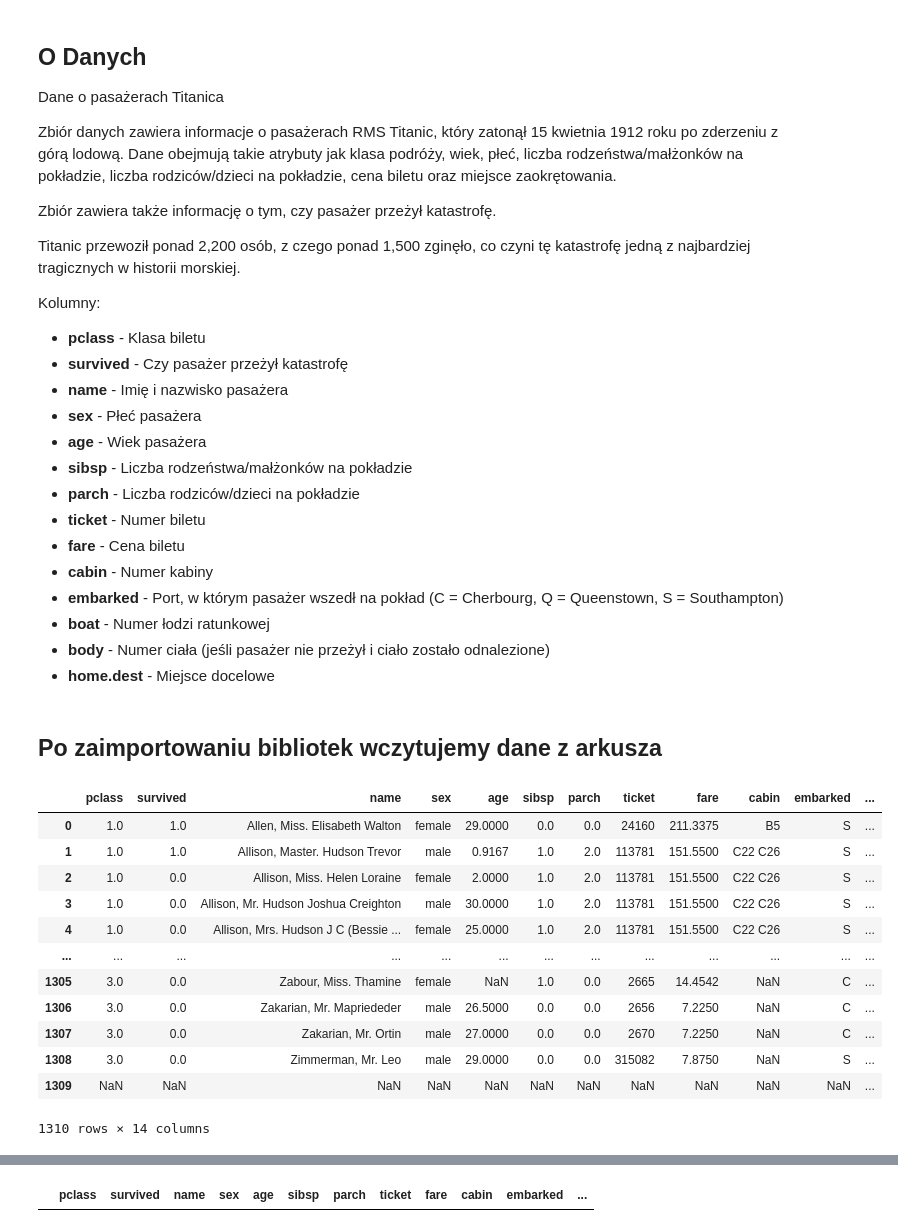
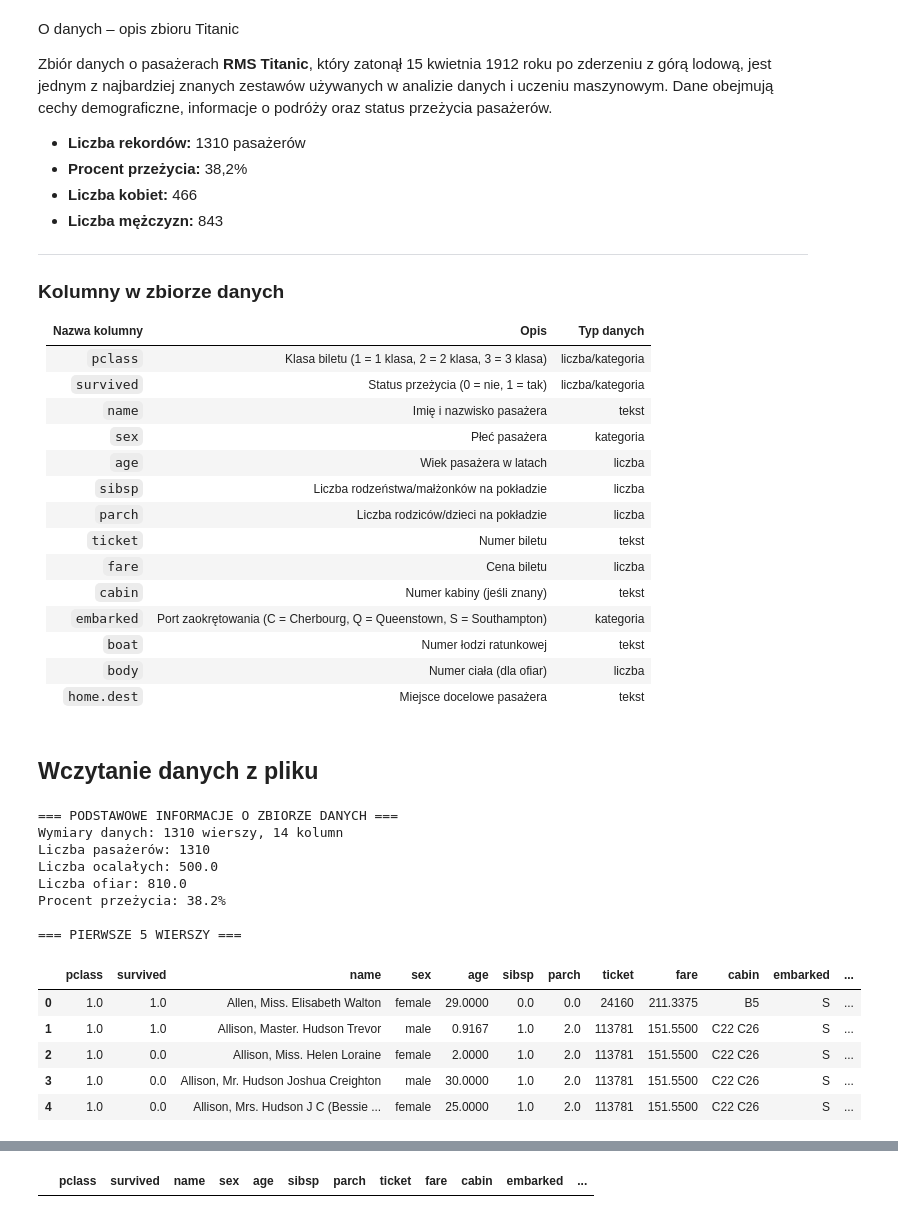
Before and after one commit to Miroslaw7224/My_Ai_Portfolio, a Jupyter notebook: docs/Titanic/titanic.ipynb, the cells around one changed output, grey strips where cells are left out. Saved outputs shown, nothing was run; the diff lists cells and outputs as text; code cells hidden in the pictures.

Commit message:
Aktualizuje Analizę Titanic

```diff
--- a/docs/Titanic/titanic.ipynb
+++ b/docs/Titanic/titanic.ipynb
@@ -6,50 +9,63 @@ import matplotlib.pyplot as plt
 # %% [markdown]
-## O Danych
+O danych – opis zbioru Titanic
 
-Dane o pasażerach Titanica
+Zbiór danych o pasażerach **RMS Titanic**, który zatonął 15 kwietnia 1912 roku po zderzeniu z górą lodową, jest jednym z najbardziej znanych zestawów używanych w analizie danych i uczeniu maszynowym. Dane obejmują cechy demograficzne, informacje o podróży oraz status przeżycia pasażerów.
 
-Zbiór danych zawiera informacje o pasażerach RMS Titanic, który zatonął 15 kwietnia 1912 roku po zderzeniu z górą
-lodową. Dane obejmują takie atrybuty jak klasa podróży, wiek, płeć, liczba rodzeństwa/małżonków na pokładzie,
-liczba rodziców/dzieci na pokładzie, cena biletu oraz miejsce zaokrętowania.
+- **Liczba rekordów:** 1310 pasażerów
+- **Procent przeżycia:** 38,2%
+- **Liczba kobiet:** 466
+- **Liczba mężczyzn:** 843
 
-Zbiór zawiera także informację o tym, czy pasażer przeżył katastrofę.
+---
 
-Titanic przewoził ponad 2,200 osób, z czego ponad 1,500 zginęło, co czyni tę katastrofę jedną z najbardziej
-tragicznych w historii morskiej.
+### Kolumny w zbiorze danych
 
-Kolumny:
-
-* **pclass** - Klasa biletu
-* **survived** - Czy pasażer przeżył katastrofę
-* **name** - Imię i nazwisko pasażera
-* **sex** - Płeć pasażera
-* **age** - Wiek pasażera
-* **sibsp** - Liczba rodzeństwa/małżonków na pokładzie
-* **parch** - Liczba rodziców/dzieci na pokładzie
-* **ticket** - Numer biletu
-* **fare** - Cena biletu
-* **cabin** - Numer kabiny
-* **embarked** - Port, w którym pasażer wszedł na pokład (C = Cherbourg, Q = Queenstown, S = Southampton)
-* **boat** - Numer łodzi ratunkowej
-* **body** - Numer ciała (jeśli pasażer nie przeżył i ciało zostało odnalezione)
-* **home.dest** - Miejsce docelowe
+| Nazwa kolumny | Opis | Typ danych |
+|---------------|------|------------|
+| `pclass`      | Klasa biletu (1 = 1 klasa, 2 = 2 klasa, 3 = 3 klasa) | liczba/kategoria |
+| `survived`    | Status przeżycia (0 = nie, 1 = tak) | liczba/kategoria |
+| `name`        | Imię i nazwisko pasażera | tekst |
+| `sex`         | Płeć pasażera | kategoria |
+| `age`         | Wiek pasażera w latach | liczba |
+| `sibsp`       | Liczba rodzeństwa/małżonków na pokładzie | liczba |
+| `parch`       | Liczba rodziców/dzieci na pokładzie | liczba |
+| `ticket`      | Numer biletu | tekst |
+| `fare`        | Cena biletu | liczba |
+| `cabin`       | Numer kabiny (jeśli znany) | tekst |
+| `embarked`    | Port zaokrętowania (C = Cherbourg, Q = Queenstown, S = Southampton) | kategoria |
+| `boat`        | Numer łodzi ratunkowej | tekst |
+| `body`        | Numer ciała (dla ofiar) | liczba |
+| `home.dest`   | Miejsce docelowe pasażera | tekst |
 # %% [markdown]
-## Po zaimportowaniu bibliotek wczytujemy dane z arkusza
+## Wczytanie danych z pliku
 # %%
+# Wczytanie danych z pliku CSV
 df = pd.read_csv('26__titanic.csv', sep=",")
-df
+
+# Podstawowe informacje o zbiorze danych
+print("=== PODSTAWOWE INFORMACJE O ZBIORZE DANYCH ===")
+print(f"Wymiary danych: {df.shape[0]} wierszy, {df.shape[1]} kolumn")
+print(f"Liczba pasażerów: {len(df)}")
+print(f"Liczba ocalałych: {df['survived'].sum()}")
+print(f"Liczba ofiar: {len(df) - df['survived'].sum()}")
+print(f"Procent przeżycia: {df['survived'].mean():.1%}")
+
+# Wyświetlenie pierwszych 5 wierszy
+print("\n=== PIERWSZE 5 WIERSZY ===")
+df.head()
 # %% [output]
+=== PODSTAWOWE INFORMACJE O ZBIORZE DANYCH ===
+Wymiary danych: 1310 wierszy, 14 kolumn
+Liczba pasażerów: 1310
+Liczba ocalałych: 500.0
+Liczba ofiar: 810.0
+Procent przeżycia: 38.2%
+
+=== PIERWSZE 5 WIERSZY ===
 |  | pclass | survived | name | sex | age | sibsp | parch | ticket | fare | cabin | embarked | ... |
 | 0 | 1.0 | 1.0 | Allen, Miss. Elisabeth Walton | female | 29.0000 | 0.0 | 0.0 | 24160 | 211.3375 | B5 | S | ... |
 | 1 | 1.0 | 1.0 | Allison, Master. Hudson Trevor | male | 0.9167 | 1.0 | 2.0 | 113781 | 151.5500 | C22 C26 | S | ... |
 | 2 | 1.0 | 0.0 | Allison, Miss. Helen Loraine | female | 2.0000 | 1.0 | 2.0 | 113781 | 151.5500 | C22 C26 | S | ... |
 | 3 | 1.0 | 0.0 | Allison, Mr. Hudson Joshua Creighton | male | 30.0000 | 1.0 | 2.0 | 113781 | 151.5500 | C22 C26 | S | ... |
 | 4 | 1.0 | 0.0 | Allison, Mrs. Hudson J C (Bessie ... | female | 25.0000 | 1.0 | 2.0 | 113781 | 151.5500 | C22 C26 | S | ... |
-| ... | ... | ... | ... | ... | ... | ... | ... | ... | ... | ... | ... | ... |
-| 1305 | 3.0 | 0.0 | Zabour, Miss. Thamine | female | NaN | 1.0 | 0.0 | 2665 | 14.4542 | NaN | C | ... |
-| 1306 | 3.0 | 0.0 | Zakarian, Mr. Mapriededer | male | 26.5000 | 0.0 | 0.0 | 2656 | 7.2250 | NaN | C | ... |
-| 1307 | 3.0 | 0.0 | Zakarian, Mr. Ortin | male | 27.0000 | 0.0 | 0.0 | 2670 | 7.2250 | NaN | C | ... |
-| 1308 | 3.0 | 0.0 | Zimmerman, Mr. Leo | male | 29.0000 | 0.0 | 0.0 | 315082 | 7.8750 | NaN | S | ... |
-| 1309 | NaN | NaN | NaN | NaN | NaN | NaN | NaN | NaN | NaN | NaN | NaN | ... |
-1310 rows × 14 columns
 # %% [markdown]
```
Also changed, not shown: parts of 40 cells of this notebook, 3 other files.
